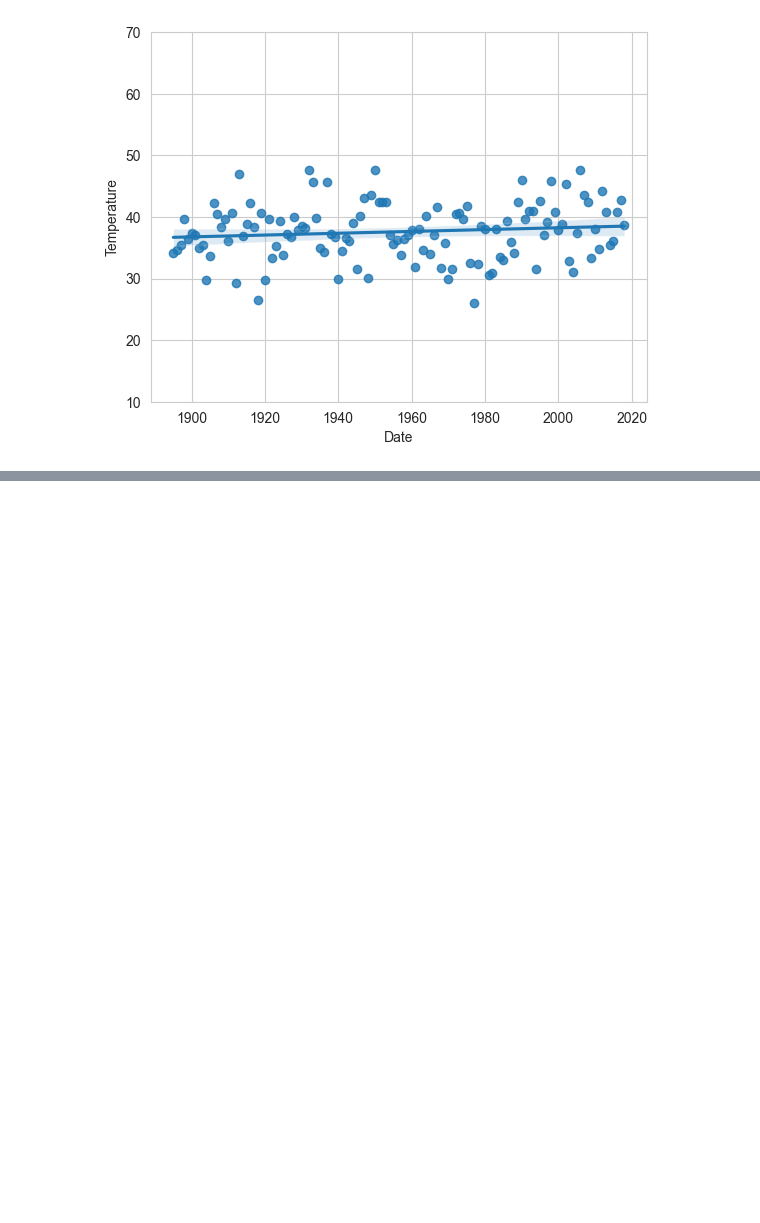
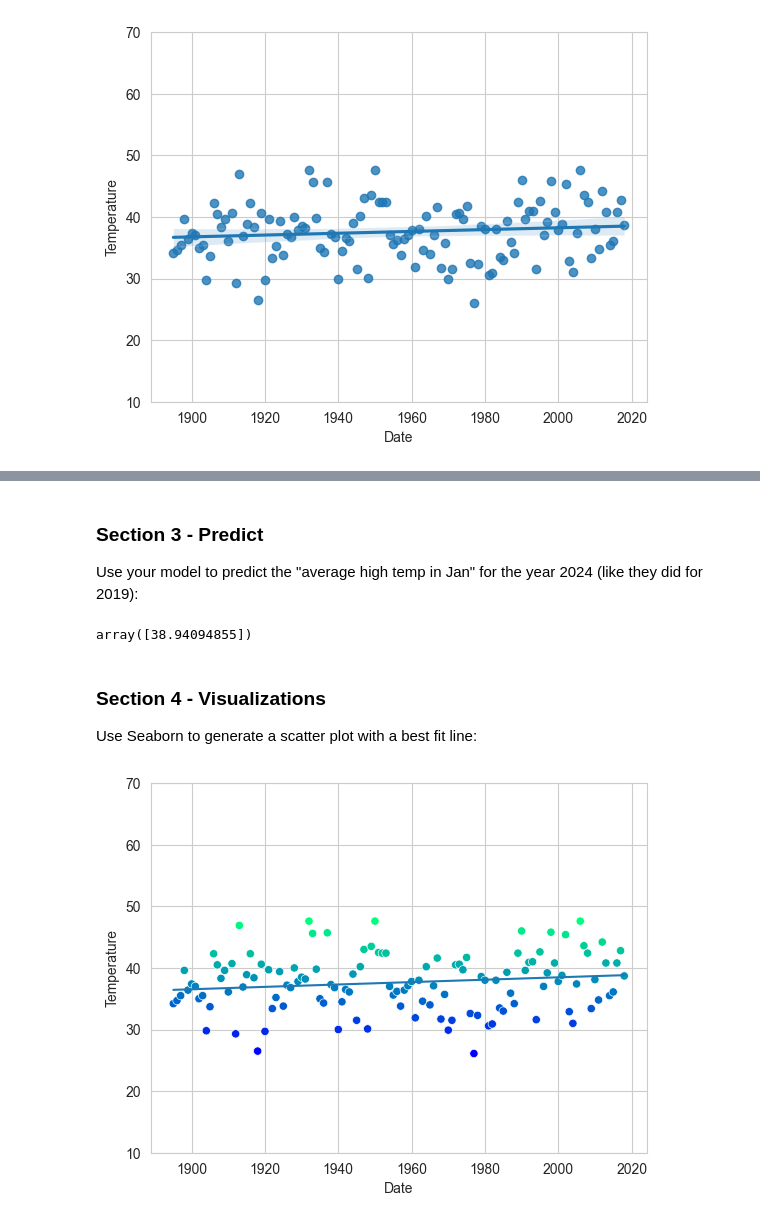
Before and after one commit to abeaderstadt/datafun-07-ml, a Jupyter notebook: beaderstadt_ml.ipynb, the cells around one changed output, grey strips where cells are left out. Saved outputs shown, nothing was run; the diff lists cells and outputs as text; code cells hidden in the pictures; blank space fills up the shorter version.

```diff
--- a/beaderstadt_ml.ipynb
+++ b/beaderstadt_ml.ipynb
@@ -146,0 +155,8 @@ axes.set_ylim(10, 70)
+# %%
+# Use test_train_split to split the data into parts for training and testing
+X_train, X_test, y_train, y_test = train_test_split(
+    nyc_df.Date.values.reshape(-1, 1), nyc_df.Temperature.values,
+    random_state=11)
+
+# Confirm the train-test split by checking the shape of X_train and X_test
+print(X_train.shape, X_test.shape)
@@ -146,0 +165,10 @@ axes.set_ylim(10, 70)
+# %%
+# Train the model using Linear Regression Fit
+linear_regression = LinearRegression()
+linear_regression.fit(X=X_train, y=y_train)
+
+# Access the slope stored in the estimator's coeff_attribute
+print(linear_regression.coef_)
+
+# Access the intercept stored in the estimator's intercept_attribute
+print(linear_regression.intercept_)
@@ -146,0 +195,25 @@ axes.set_ylim(10, 70)
+# %% [markdown]
+### Section 3 - Predict
+Use your model to predict the "average high temp in Jan" for the year 2024 (like they did for 2019):
+# %%
+# Using the coef_ and intercept_ values to predict the Jan 2024 average high temperature
+predict = (lambda x: linear_regression.coef_* x +
+                     linear_regression.intercept_)
+predict(2024)
+# %% [output]
+array([38.94094855])
+# %% [markdown]
+### Section 4 - Visualizations
+Use Seaborn to generate a scatter plot with a best fit line:
+# %%
+# Use scatterplot with the nyc_df to display the data points
+axes = sns.scatterplot(data=nyc_df, x='Date', y='Temperature',
+                       hue='Temperature', palette='winter', legend=False)
+axes.set_ylim(10, 70)
+
+# display the linear regression line
+x = np.array([min(nyc_df.Date.values), max(nyc_df.Date.values)])
+y = predict(x)
+line = plt.plot(x, y)
+# %% [output]
+[figure, added]
```
Also changed, not shown: parts of 10 cells of this notebook.
